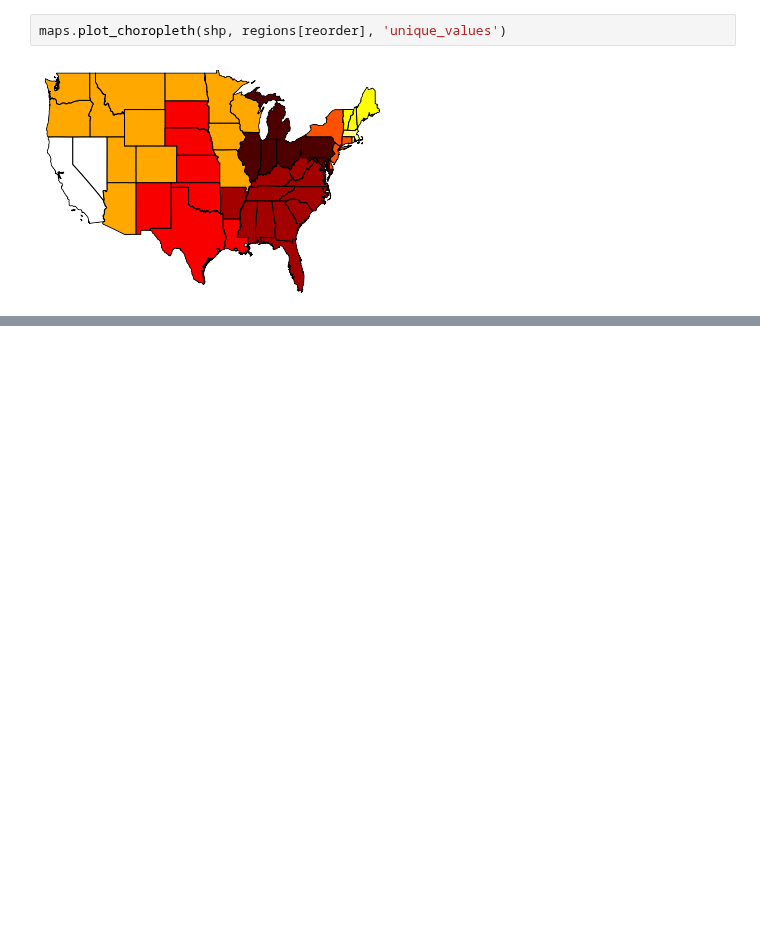
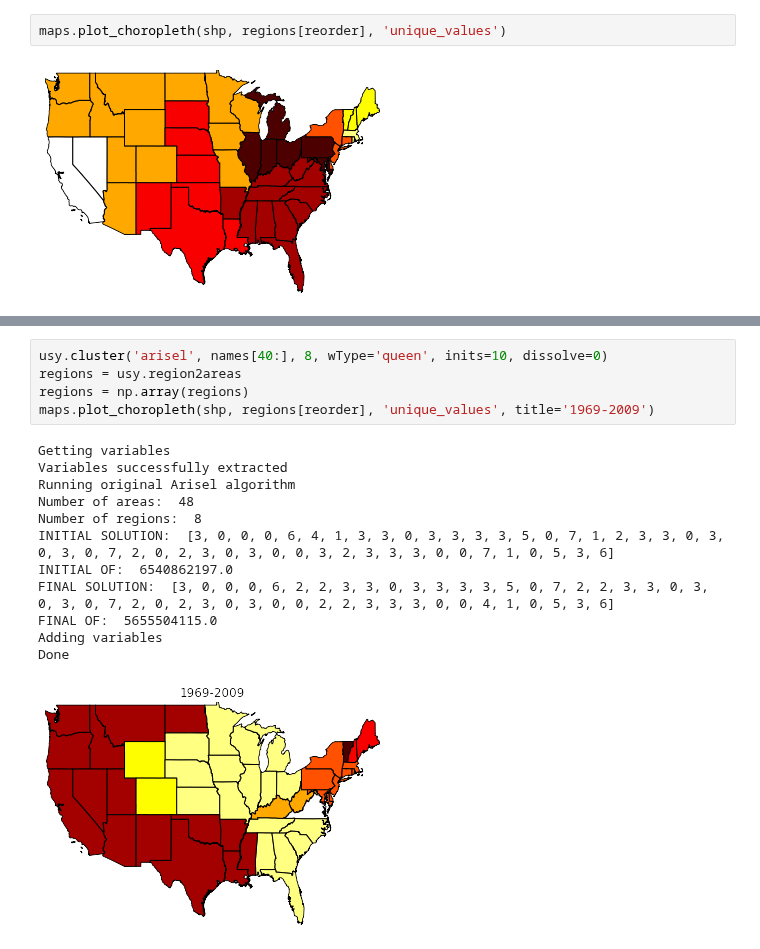
Before and after one commit to pysal/pysal, a Jupyter notebook: pysal/contrib/clusterpy.ipynb, the cells around one changed output, grey strips where cells are left out. Drawn from its saved outputs; the diff is of its cells as text; blank space fills up the shorter version.

```diff
--- a/pysal/contrib/clusterpy.ipynb
+++ b/pysal/contrib/clusterpy.ipynb
@@ -753,0 +798,18 @@ maps.plot_choropleth(shp, regions[reorder], 'unique_values')
+# %%
+usy.cluster('arisel', names[40:], 8, wType='queen', inits=10, dissolve=0)
+regions = usy.region2areas
+regions = np.array(regions)
+maps.plot_choropleth(shp, regions[reorder], 'unique_values', title='1969-2009')
+# %% [output]
+Getting variables
+Variables successfully extracted
+Running original Arisel algorithm
+Number of areas:  48
+Number of regions:  8
+INITIAL SOLUTION:  [3, 0, 0, 0, 6, 4, 1, 3, 3, 0, 3, 3, 3, 3, 5, 0, 7, 1, 2, 3, 3, 0, 3, 0, 3, 0, 7, 2, 0, 2, 3, 0, 3, 0, 0, 3, 2, 3, 3, 3, 0, 0, 7, 1, 0, 5, 3, 6]
+INITIAL OF:  6540862197.0
+FINAL SOLUTION:  [3, 0, 0, 0, 6, 2, 2, 3, 3, 0, 3, 3, 3, 3, 5, 0, 7, 2, 2, 3, 3, 0, 3, 0, 3, 0, 7, 2, 0, 2, 3, 0, 3, 0, 0, 2, 2, 3, 3, 3, 0, 0, 4, 1, 0, 5, 3, 6]
+FINAL OF:  5655504115.0
+Adding variables
+Done
+[figure, added]
```
Also changed, not shown: parts of 4 cells of this notebook.
